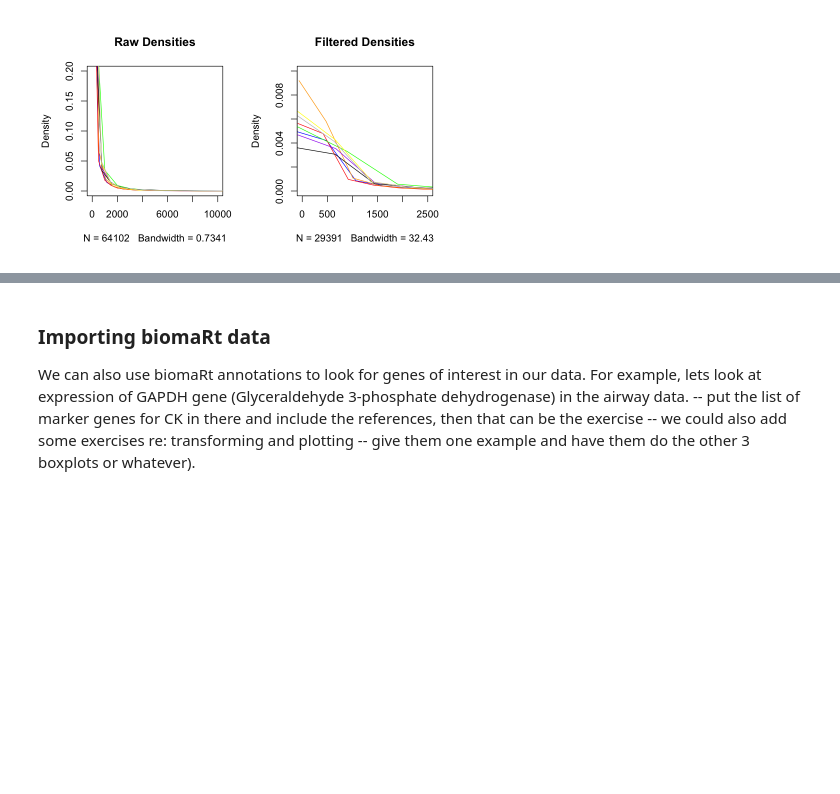
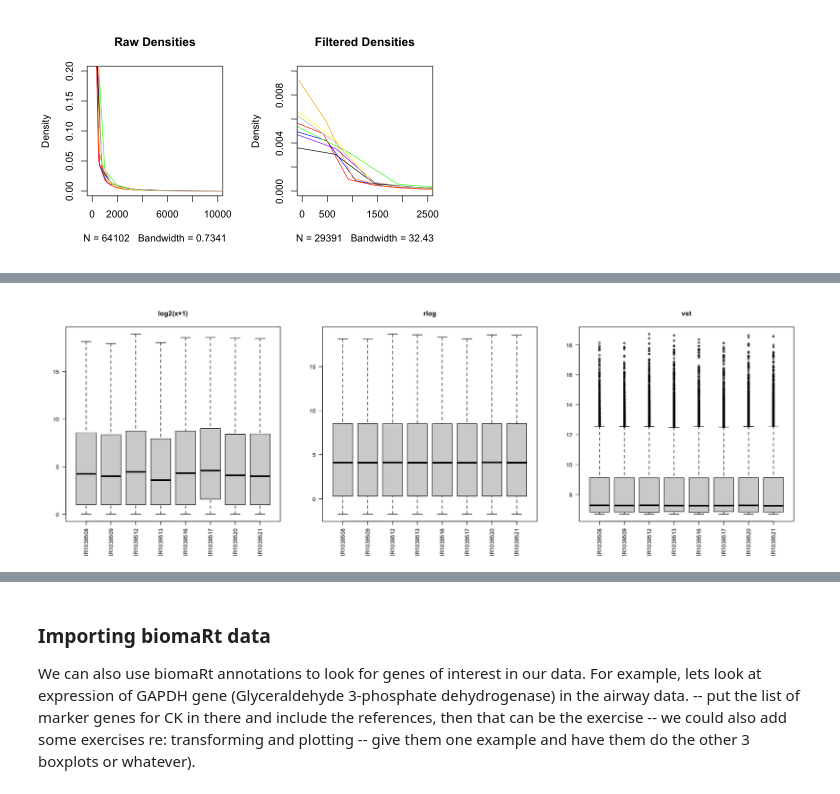
Before and after one commit to compbiocore/rnaseq_workshop_2021, a Jupyter notebook: deseq_1.ipynb, the cells around one changed output, grey strips where cells are left out. Saved outputs shown, nothing was run; the diff lists cells and outputs as text; code cells hidden in the pictures; blank space fills up the shorter version.

```diff
--- a/deseq_1.ipynb
+++ b/deseq_1.ipynb
@@ -482,0 +405,7 @@ ERROR: Error in h(simpleError(msg, call)): error in evaluating the argument 'x'
+# %%
+par(mfrow=c(1,3))
+boxplot(log2(assay(ddsESF)+1), las=2, main="log2(x+1)")
+boxplot(assay(rld), las=2, main="rlog")
+boxplot(assay(vsd), las=2, main="vst")
+# %% [output]
+[figure, added]
```
Also changed, not shown: parts of 60 cells of this notebook.
